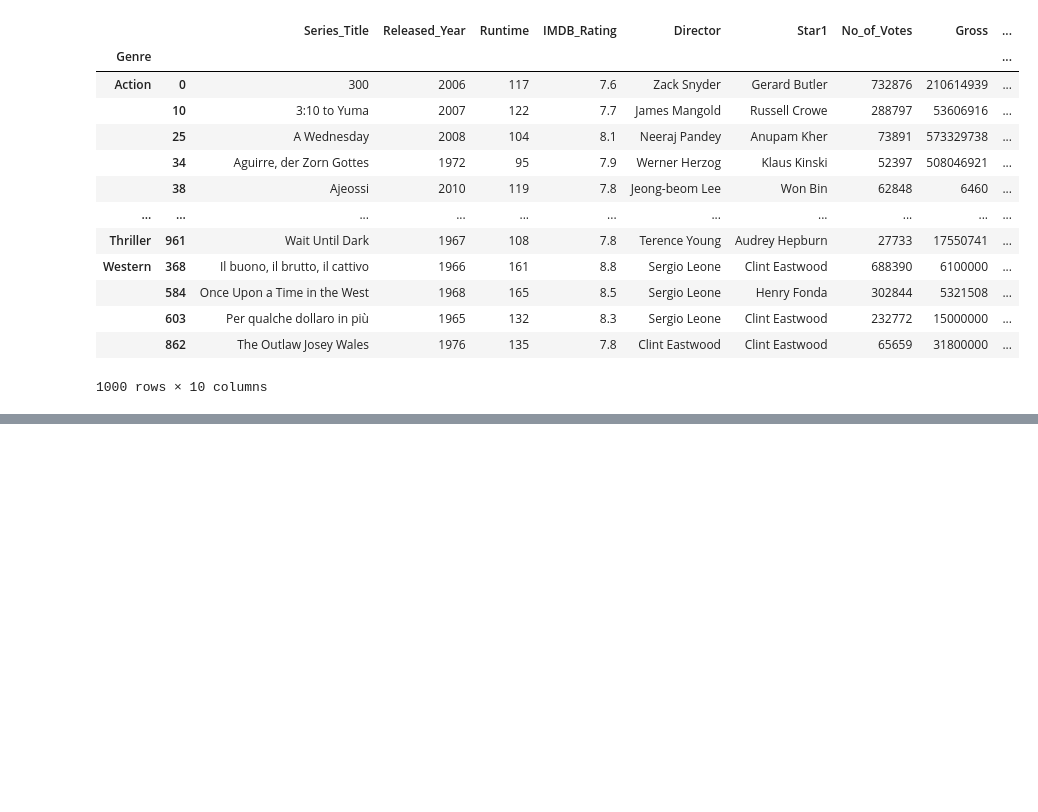
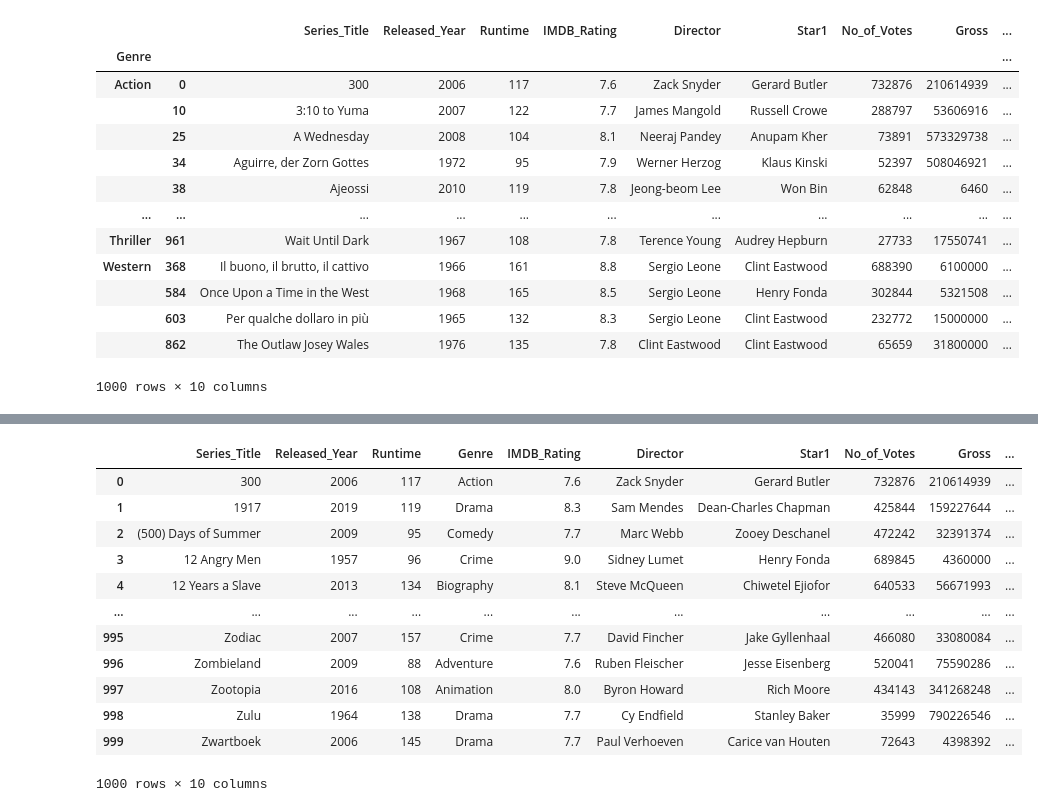
Before and after one commit to swayam-learning/prep, a Jupyter notebook: pandas_groupby.ipynb, the cells around one changed output, grey strips where cells are left out. Drawn from its saved outputs; the diff is of its cells as text; code cells hidden in the pictures; blank space fills up the shorter version.

```diff
--- a/pandas4.ipynb
+++ b/pandas_groupby.ipynb
@@ -477,0 +522,16 @@ genre.apply(rank_movie,include_groups=False)
+# %%
+movies
+# %% [output]
+|  | Series_Title | Released_Year | Runtime | Genre | IMDB_Rating | Director | Star1 | No_of_Votes | Gross | ... |
+| 0 | 300 | 2006 | 117 | Action | 7.6 | Zack Snyder | Gerard Butler | 732876 | 210614939 | ... |
+| 1 | 1917 | 2019 | 119 | Drama | 8.3 | Sam Mendes | Dean-Charles Chapman | 425844 | 159227644 | ... |
+| 2 | (500) Days of Summer | 2009 | 95 | Comedy | 7.7 | Marc Webb | Zooey Deschanel | 472242 | 32391374 | ... |
+| 3 | 12 Angry Men | 1957 | 96 | Crime | 9.0 | Sidney Lumet | Henry Fonda | 689845 | 4360000 | ... |
+| 4 | 12 Years a Slave | 2013 | 134 | Biography | 8.1 | Steve McQueen | Chiwetel Ejiofor | 640533 | 56671993 | ... |
+| ... | ... | ... | ... | ... | ... | ... | ... | ... | ... | ... |
+| 995 | Zodiac | 2007 | 157 | Crime | 7.7 | David Fincher | Jake Gyllenhaal | 466080 | 33080084 | ... |
+| 996 | Zombieland | 2009 | 88 | Adventure | 7.6 | Ruben Fleischer | Jesse Eisenberg | 520041 | 75590286 | ... |
+| 997 | Zootopia | 2016 | 108 | Animation | 8.0 | Byron Howard | Rich Moore | 434143 | 341268248 | ... |
+| 998 | Zulu | 1964 | 138 | Drama | 7.7 | Cy Endfield | Stanley Baker | 35999 | 790226546 | ... |
+| 999 | Zwartboek | 2006 | 145 | Drama | 7.7 | Paul Verhoeven | Carice van Houten | 72643 | 4398392 | ... |
+1000 rows × 10 columns
```
Also changed, not shown: parts of 23 cells of this notebook, 2 other files.
